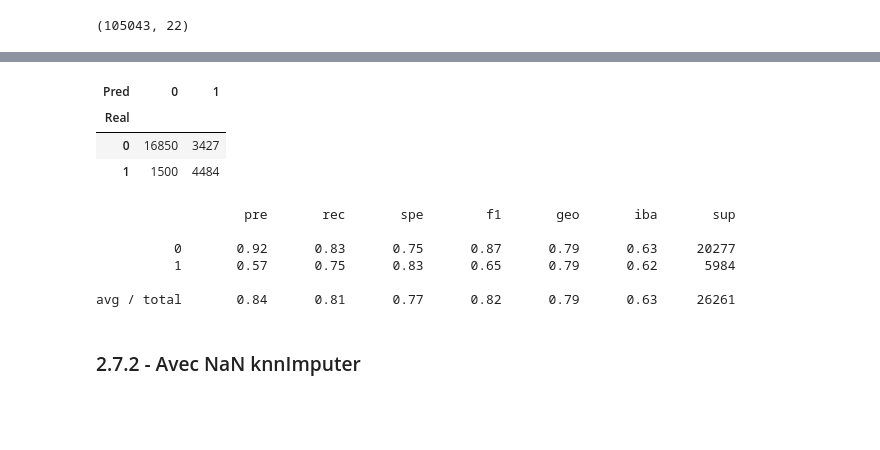
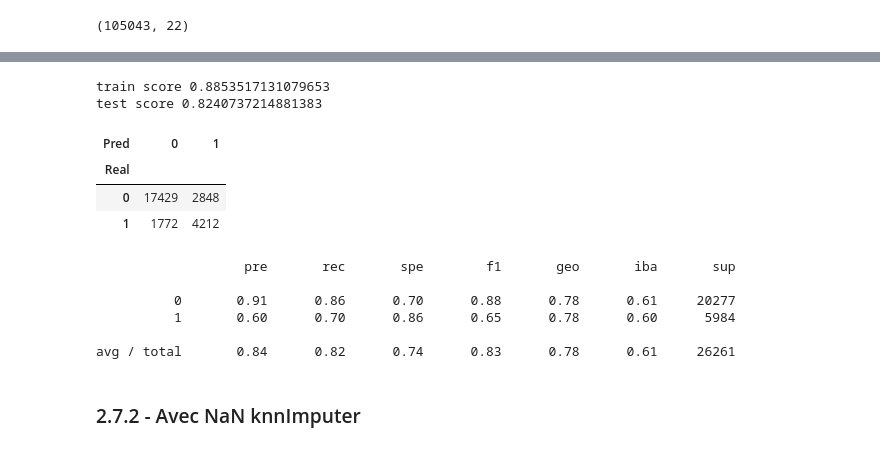
Before and after one commit to Romainpf/RainTomorrw, a Jupyter notebook: fev22_bds_meteo_V4.1.ipynb, the cells around one changed output, grey strips where cells are left out. Drawn from its saved outputs; the diff is of its cells as text; code cells hidden in the pictures; blank space fills up the shorter version.

```diff
--- a/fev22_bds_meteo_V4.1.ipynb
+++ b/fev22_bds_meteo_V4.1.ipynb
@@ -1480,16 +1482,20 @@ X_train_m.shape
 # %%
 
 inputs = Input(shape = 22,name='Input')
-dense1 = Dense(units=20,activation='tanh',name='Dense_1')
-dense2 = Dense(units=10,activation='tanh',name='Dense_2')
-dense3 = Dense(units = 5, activation = "tanh", name = "Dense_3")
-dense4 = Dense(units = 3, activation = "softmax", name = "Dense_4")
+dense1 = Dense(units=400,activation='relu',name='Dense_1')
+dense2 = Dense(units=200,activation='relu',name='Dense_2')
+dense3 = Dense(units=100,activation='relu',name='Dense_3')
+dense4 = Dense(units = 20, activation = "relu", name = "Dense_4")
+dense5 = Dense(units = 10, activation = "relu", name = "Dense_5")
+dense6 = Dense(units = 2, activation = "softmax", name = "Dense_6")
 
 x = dense1(inputs)
 x = dense2(x)
 x = dense3(x)
-outputs = dense4(x)
+x = dense4(x)
+x = dense5(x)
+outputs = dense6(x)
 
-model = Model(inputs = inputs, outputs = outputs)
-model.summary()
+model1 = Model(inputs = inputs, outputs = outputs)
+model1.summary()
 # %% [output]
@@ -1515,9 +1521,8 @@ _________________________________________________________________
 # %%
-model.compile(loss = "sparse_categorical_crossentropy",
-              optimizer = "adam",
+opt = Adam(learning_rate=0.005)
+model1.compile(loss = "sparse_categorical_crossentropy",
+              optimizer = opt,
               metrics = ["accuracy"])
 # %%
-model.fit(X_train_msm,y_train_msm,epochs=15,batch_size=15,validation_split=0.1)
-
-y_pred = model.predict(X_test_m)
+model1.fit(X_train_msm,y_train_msm,epochs=30,batch_size=32,validation_split=0.1)
 # %% [output]
@@ -1541,19 +1547,29 @@ Epoch 15/15
-# %%
-test_pred_class = np.argmax(y_pred, axis=1)
-cm = pd.crosstab(y_test_m, test_pred_class, rownames = ['Real'], colnames = ['Pred'])
-display(cm)
-print(classification_report_imbalanced(y_test_m, test_pred_class))
-# %% [output]
-| Pred | 0 | 1 |
-| Real |  |  |
-| 0 | 16850 | 3427 |
-| 1 | 1500 | 4484 |
-                   pre       rec       spe        f1       geo       iba       sup
-
-          0       0.92      0.83      0.75      0.87      0.79      0.63     20277
-          1       0.57      0.75      0.83      0.65      0.79      0.62      5984
-
-avg / total       0.84      0.81      0.77      0.82      0.79      0.63     26261
+# %%
+y_pred = model1.predict(X_test_m)
+
+y_pred_train = model1.predict(X_train_m)
+test_pred_class = np.argmax(y_pred, axis=1)
+
+test_pred_class_train = np.argmax(y_pred_train,axis=1)
+
+print("train score",accuracy_score(y_train_m,test_pred_class_train))
+print("test score",accuracy_score(y_test_m,test_pred_class))
+cm = pd.crosstab(y_test_m, test_pred_class, rownames = ['Real'], colnames = ['Pred'])
+display(cm)
+print(classification_report_imbalanced(y_test_m, test_pred_class))
+# %% [output]
+train score 0.8853517131079653
+test score 0.8240737214881383
+| Pred | 0 | 1 |
+| Real |  |  |
+| 0 | 17429 | 2848 |
+| 1 | 1772 | 4212 |
+                   pre       rec       spe        f1       geo       iba       sup
+
+          0       0.91      0.86      0.70      0.88      0.78      0.61     20277
+          1       0.60      0.70      0.86      0.65      0.78      0.60      5984
+
+avg / total       0.84      0.82      0.74      0.83      0.78      0.61     26261
 # %% [markdown]
 ### 2.7.2 - Avec NaN knnImputer
 # %%
```
Also changed, not shown: parts of 12 cells of this notebook.
